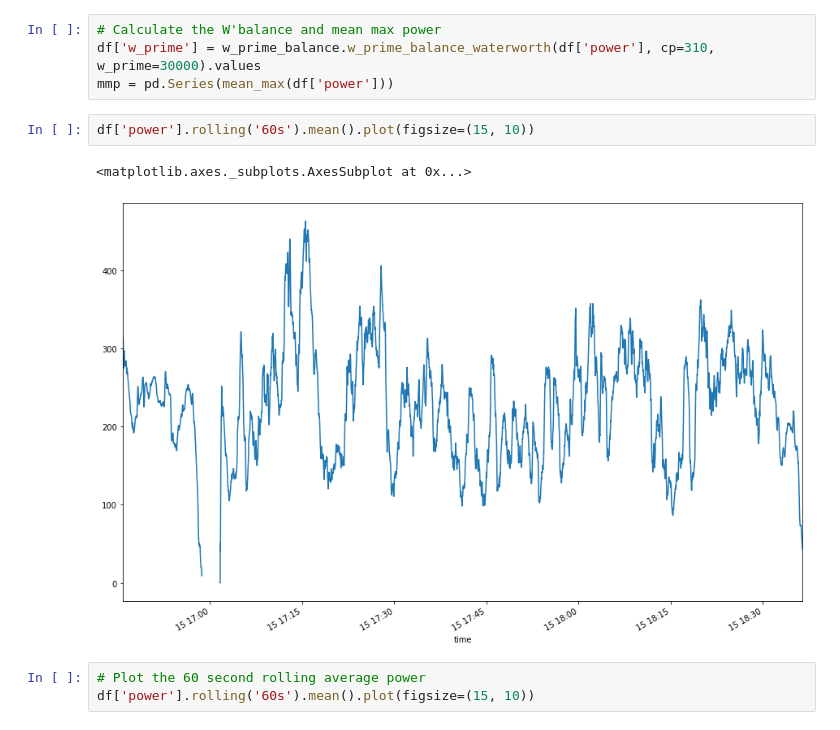
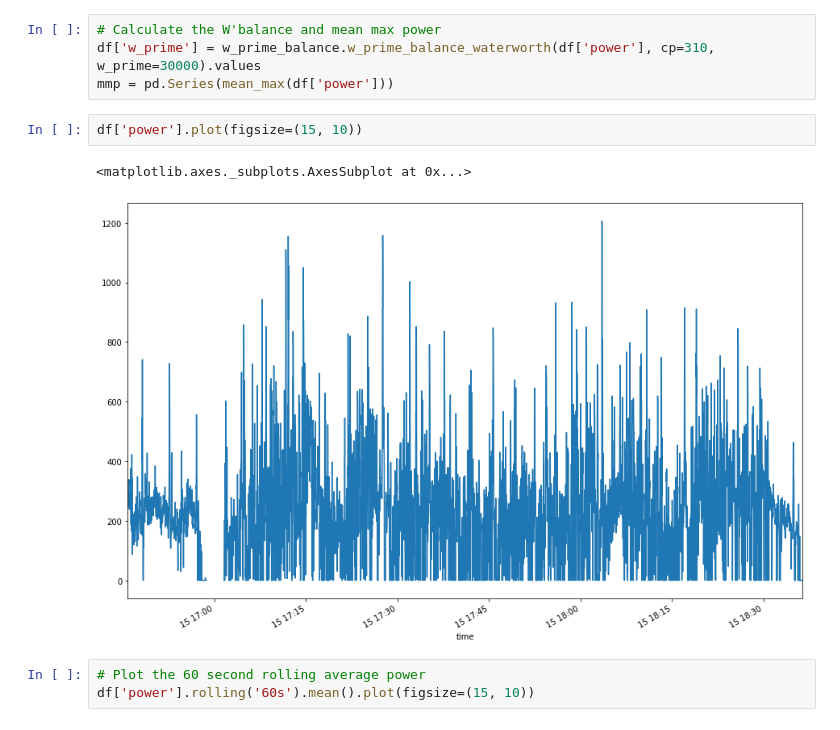
Before and after one commit to AartGoossens/strava-to-jupyter, a Jupyter notebook: playbook.ipynb, the cells around one changed output. Cells and saved outputs as stored; diff of their text form.

```diff
--- a/playbook.ipynb
+++ b/playbook.ipynb
@@ -98,10 +100,10 @@ df_slice['power'].mean()
 df['w_prime'] = w_prime_balance.w_prime_balance_waterworth(df['power'], cp=310, w_prime=30000).values
 mmp = pd.Series(mean_max(df['power']))
 # %%
-df['power'].rolling('60s').mean().plot(figsize=(15, 10))
+df['power'].plot(figsize=(15, 10))
 # %% [output]
 <matplotlib.axes._subplots.AxesSubplot at 0x...>
-[figure, old version]
+[figure, new version]
 # %%
 # Plot the 60 second rolling average power
 df['power'].rolling('60s').mean().plot(figsize=(15, 10))
```
Also changed, not shown: parts of 3 cells of this notebook.
